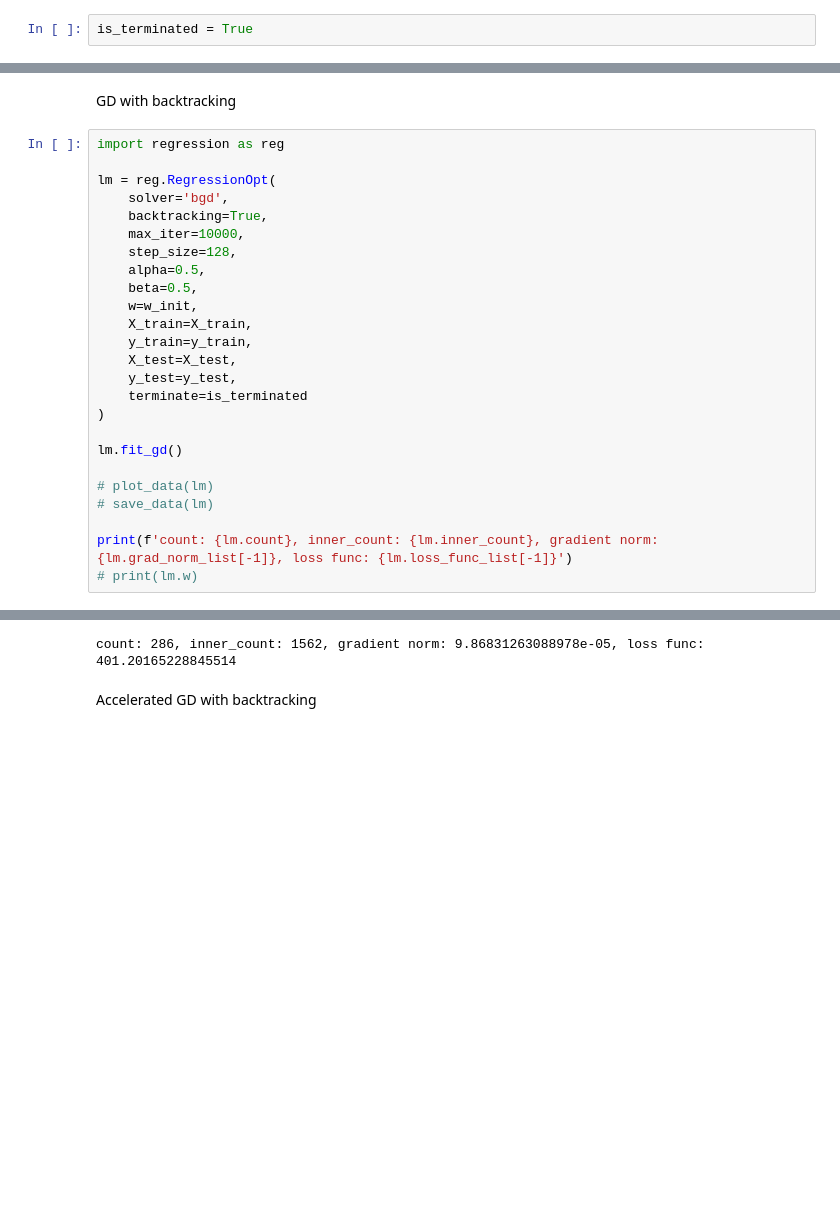
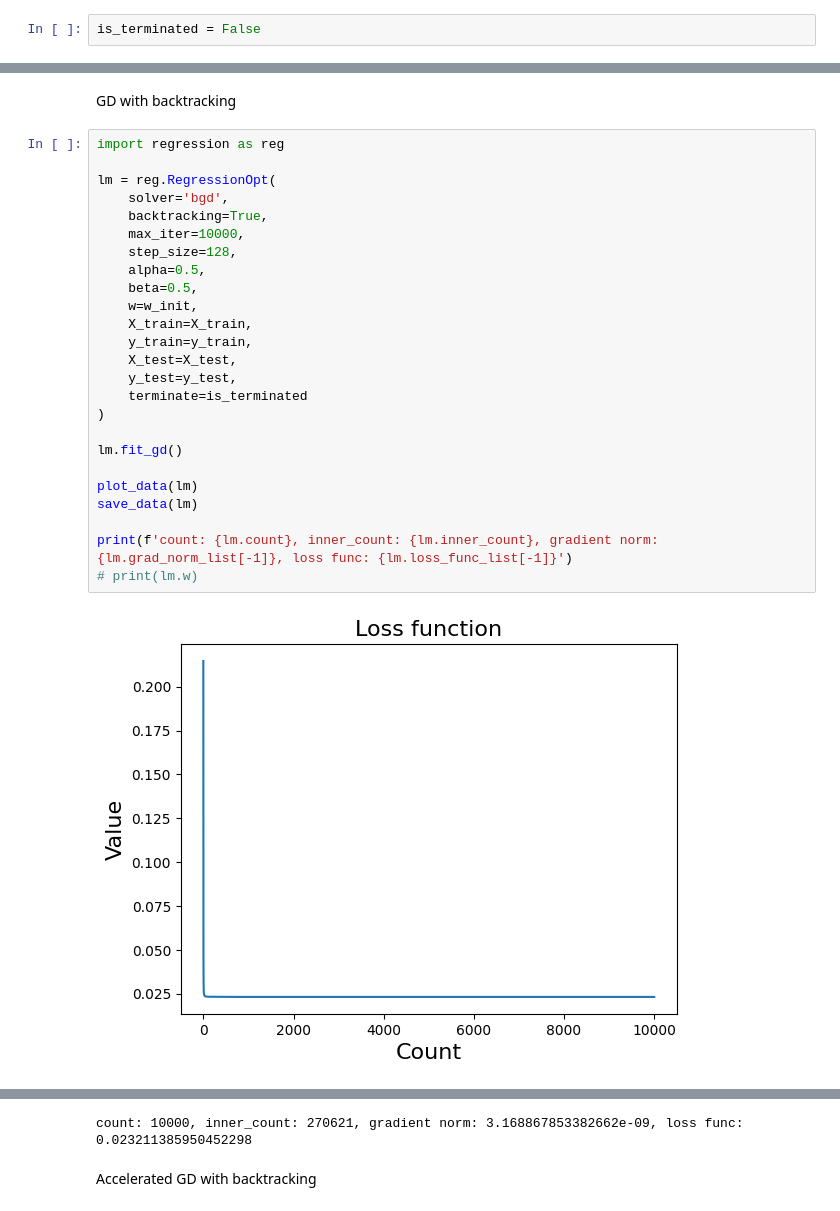
Before and after one commit to batman0911/regression_algorithm, a Jupyter notebook: kc_house/main.ipynb, the cells around one changed output, grey strips where cells are left out. Saved outputs shown, nothing was run; the diff lists cells and outputs as text; blank space fills up the shorter version.

```diff
--- a/kc_house/main.ipynb
+++ b/kc_house/main.ipynb
@@ -5,7 +5,7 @@ from sklearn.model_selection import train_test_split
 import regression as reg
 import matplotlib.pyplot as plt
 # %%
-is_terminated = True
+is_terminated = False
 # %%
 def load_data():
     df = pd.read_csv('../data/input/kc_house_data_cleaned.csv')
@@ -158,26 +154,27 @@ GD with backtracking
 # %%
 import regression as reg
 
 lm = reg.RegressionOpt(
     solver='bgd',
     backtracking=True,
     max_iter=10000,
     step_size=128,
     alpha=0.5,
     beta=0.5,
     w=w_init,
     X_train=X_train,
     y_train=y_train,
     X_test=X_test,
     y_test=y_test,
     terminate=is_terminated
 )
 
 lm.fit_gd()
 
-# plot_data(lm)
-# save_data(lm)
+plot_data(lm)
+save_data(lm)
 
 print(f'count: {lm.count}, inner_count: {lm.inner_count}, gradient norm: {lm.grad_norm_list[-1]}, loss func: {lm.loss_func_list[-1]}')
 # print(lm.w)
 # %% [output]
+[figure, added]
@@ -184,4 +182,4 @@ print(f'count: {lm.count}, inner_count: {lm.inner_count}, gradient norm: {lm.gra
-count: 286, inner_count: 1562, gradient norm: 9.86831263088978e-05, loss func: 401.20165228845514
+count: 10000, inner_count: 270621, gradient norm: 3.168867853382662e-09, loss func: 0.023211385950452298
 # %% [markdown]
 Accelerated GD with backtracking
 # %%
```
Also changed, not shown: parts of 13 cells of this notebook, 17 other files.
